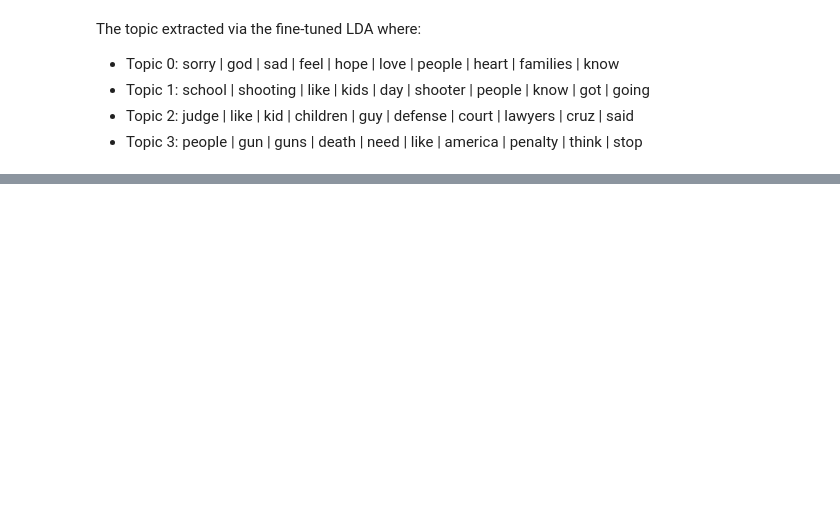
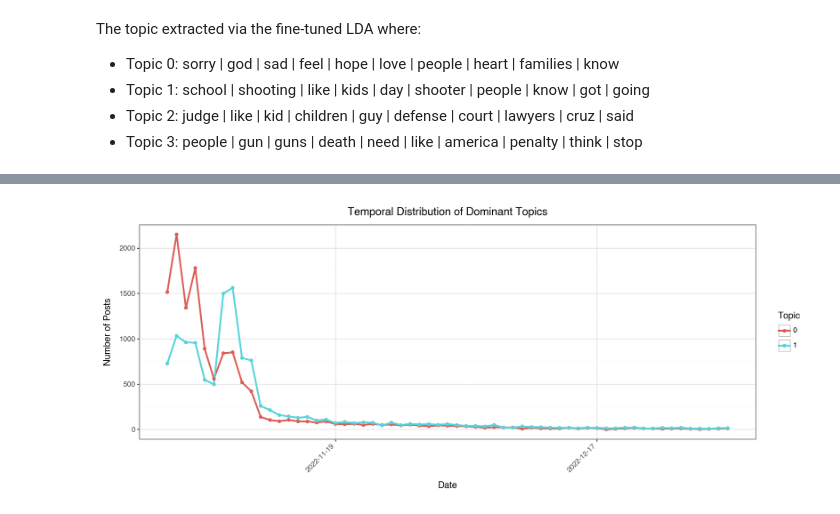
Before and after one commit to CrispyCocaBoy/css_analysis, a Jupyter notebook: analysis.ipynb, the cells around one changed output, grey strips where cells are left out. Cells and saved outputs as stored; diff of their text form; code cells hidden in the pictures; blank space fills up the shorter version.

```diff
--- a/analysis.ipynb
+++ b/analysis.ipynb
@@ -639,0 +1126,38 @@ results_df.to_csv("grid_search_results")
+# %%
+import pandas as pd
+from plotnine import *
+from mizani.formatters import date_format
+
+# Convert datetime and extract the day
+trial_dataset_context["created_utc"] = pd.to_datetime(trial_dataset_context["created_utc"])
+trial_dataset_context["day"] = trial_dataset_context["created_utc"].dt.date
+
+# Count posts per day and dominant topic
+daily_counts = trial_dataset_context.groupby(["day", "dominant_topic"]).size().reset_index(name="count")
+daily_counts["day"] = pd.to_datetime(daily_counts["day"])
+
+# Plot
+plot = (
+    ggplot(daily_counts, aes(x="day", y="count", color="factor(dominant_topic)"))
+    + geom_line(size=1.2)
+    + geom_point(size=1.5)
+    + labs(
+        title="Temporal Distribution of Dominant Topics",
+        x="Date",
+        y="Number of Posts",
+        color="Topic"
+    )
+    + scale_x_datetime(
+        labels=date_format("%Y-%m-%d"),
+        date_breaks="4 weeks"  # change to "1 month" for even fewer labels
+    )
+    + theme_bw()
+    + theme(
+        axis_text_x=element_text(rotation=45, ha="right"),
+        figure_size=(12, 5)
+    )
+)
+
+plot
+# %% [output]
+[figure, added]
```
Also changed, not shown: parts of 19 cells of this notebook, 7 other files.
